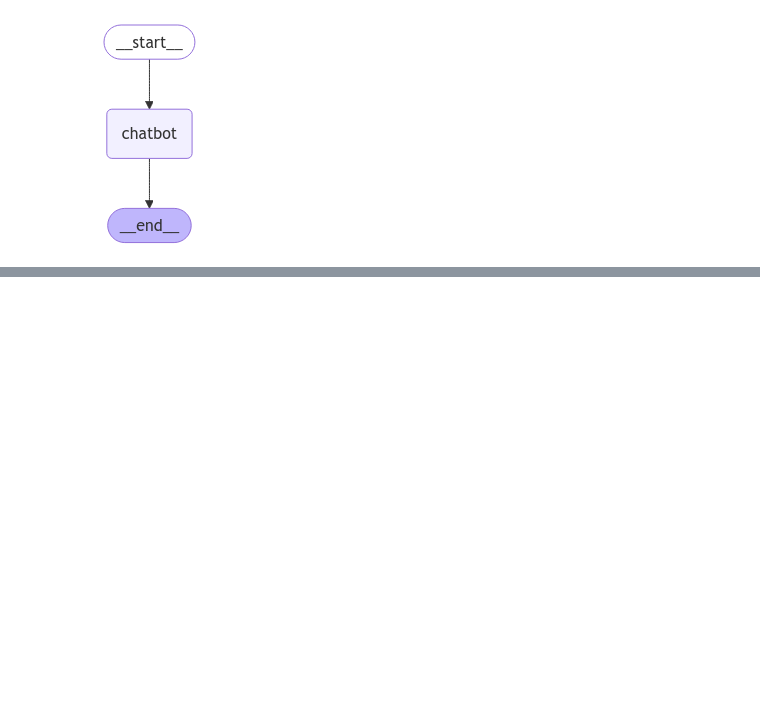
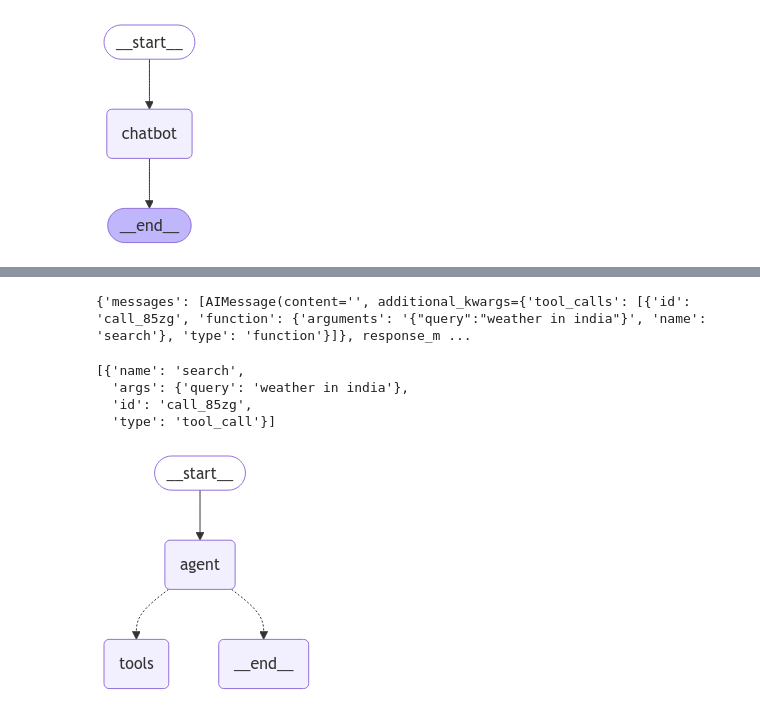
Before and after one commit to amsowmya/LangGraph-End-To-End, a Jupyter notebook: Chatbot_with_langgraph/chatbot.ipynb, the cells around one changed output, grey strips where cells are left out. Saved outputs shown, nothing was run; the diff lists cells and outputs as text; code cells hidden in the pictures; blank space fills up the shorter version.

```diff
--- a/Chatbot_with_langgraph/chatbot.ipynb
+++ b/Chatbot_with_langgraph/chatbot.ipynb
@@ -45,0 +107,50 @@ app.invoke(inputs)
+# %%
+response = call_model({"messages": ["what is the weather in india?"]})
+# %%
+response
+# %% [output]
+{'messages': [AIMessage(content='', additional_kwargs={'tool_calls': [{'id': 'call_85zg', 'function': {'arguments': '{"query":"weather in india"}', 'name': 'search'}, 'type': 'function'}]}, response_m ...
+# %%
+messages = response['messages']
+
+last_message = messages[-1]
+last_message.tool_calls
+# %% [output]
+[{'name': 'search',
+  'args': {'query': 'weather in india'},
+  'id': 'call_85zg',
+  'type': 'tool_call'}]
+# %%
+def router_function(state: MessagesState) -> Literal["tools", END]:
+    messages = state['messages']
+    last_message = messages[-1]
+    if last_message.tool_calls:
+        return "tools"
+    return END
+# %%
+workflow = StateGraph(MessagesState)
+
+workflow.add_node("agent", call_model)
+workflow.add_node("tools", tool_node)
+
+workflow.add_edge(START, "agent")
+
+workflow.add_conditional_edges(
+    "agent",
+    router_function,
+    {
+        "tools": "tools",
+        END: END
+    }
+)
+
+app = workflow.compile()
+# %%
+from IPython.display import Image, display
+
+try:
+    display(Image(app.get_graph().draw_mermaid_png()))
+except Exception as e:
+    print(e)
+# %% [output]
+[figure, added]
```
Also changed, not shown: parts of 32 cells of this notebook, 3 other files.
